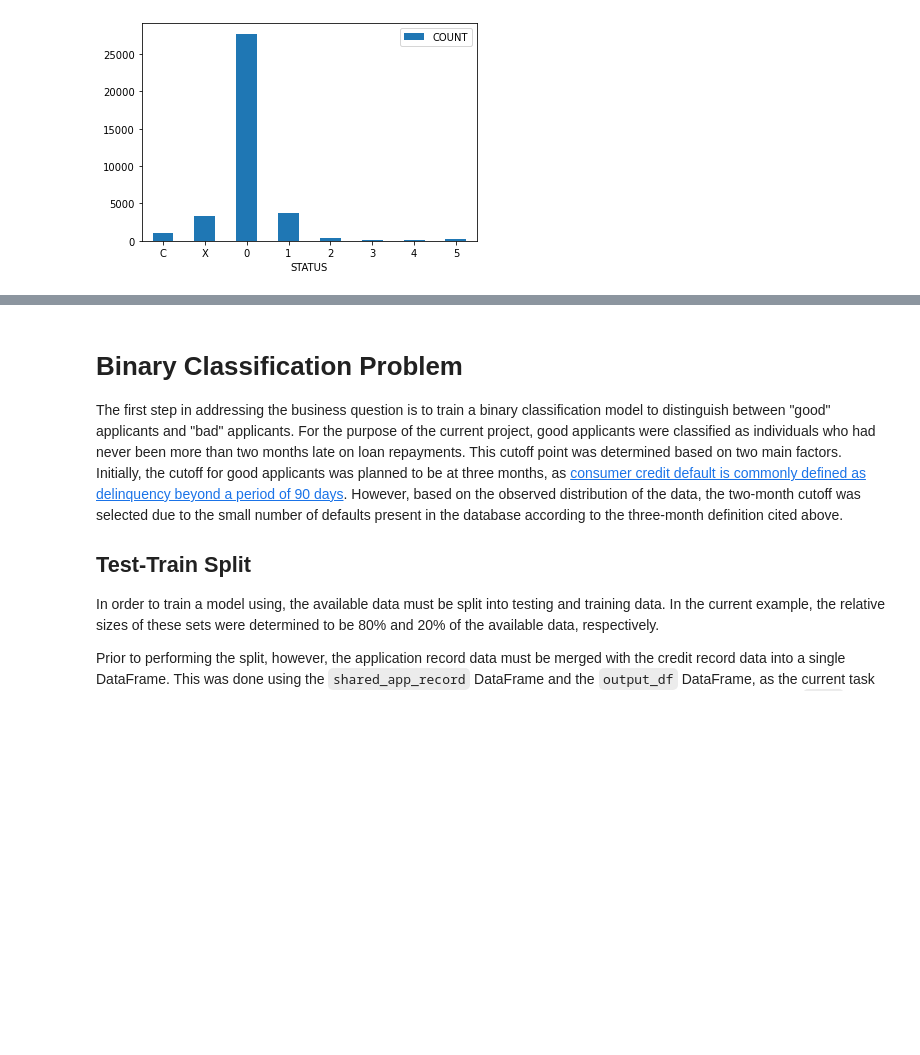
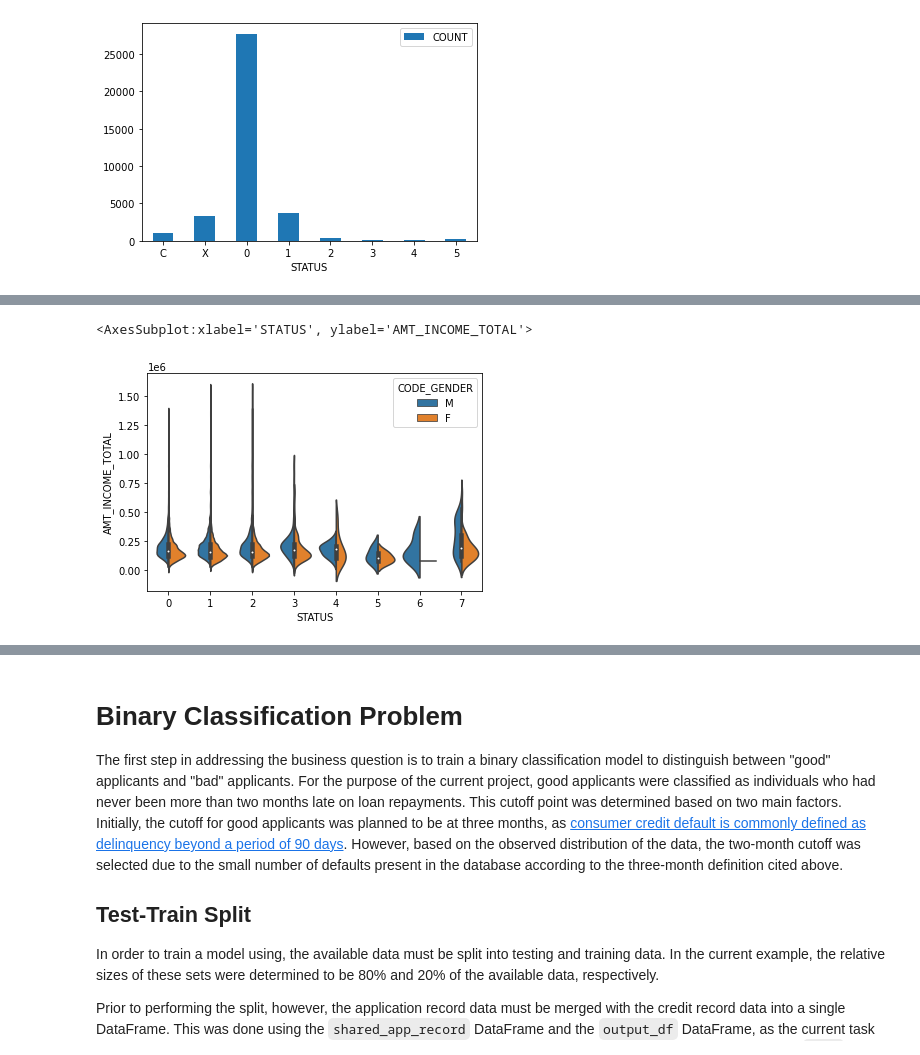
Before and after one commit to nsummers98/Credit-Card-Loan-Application, a Jupyter notebook: Project.ipynb, the cells around one changed output, grey strips where cells are left out. Cells and saved outputs as stored; diff of their text form; code cells hidden in the pictures; blank space fills up the shorter version.

```diff
--- a/Project.ipynb
+++ b/Project.ipynb
@@ -250,0 +266,9 @@ https://seaborn.pydata.org/tutorial/categorical.html
+# %%
+shared_credit_record_recent_viz = shared_credit_record_recent.copy()
+
+for s, v in zip(sym_status, val_status):
+    shared_credit_record_recent_viz["STATUS"].replace(to_replace=s, value=v, inplace=True)
+
+combined_recent = shared_app_record.merge(shared_credit_record_recent_viz, on="ID")
+print(combined_recent.info())
+combined_recent.head()
@@ -250,0 +299,5 @@ https://seaborn.pydata.org/tutorial/categorical.html
+# %%
+sns.violinplot(x="STATUS", y="AMT_INCOME_TOTAL", hue="CODE_GENDER", split=True, data=combined_recent)
+# %% [output]
+<AxesSubplot:xlabel='STATUS', ylabel='AMT_INCOME_TOTAL'>
+[figure, added]
```
Also changed, not shown: parts of 86 cells of this notebook, 1 other file.
